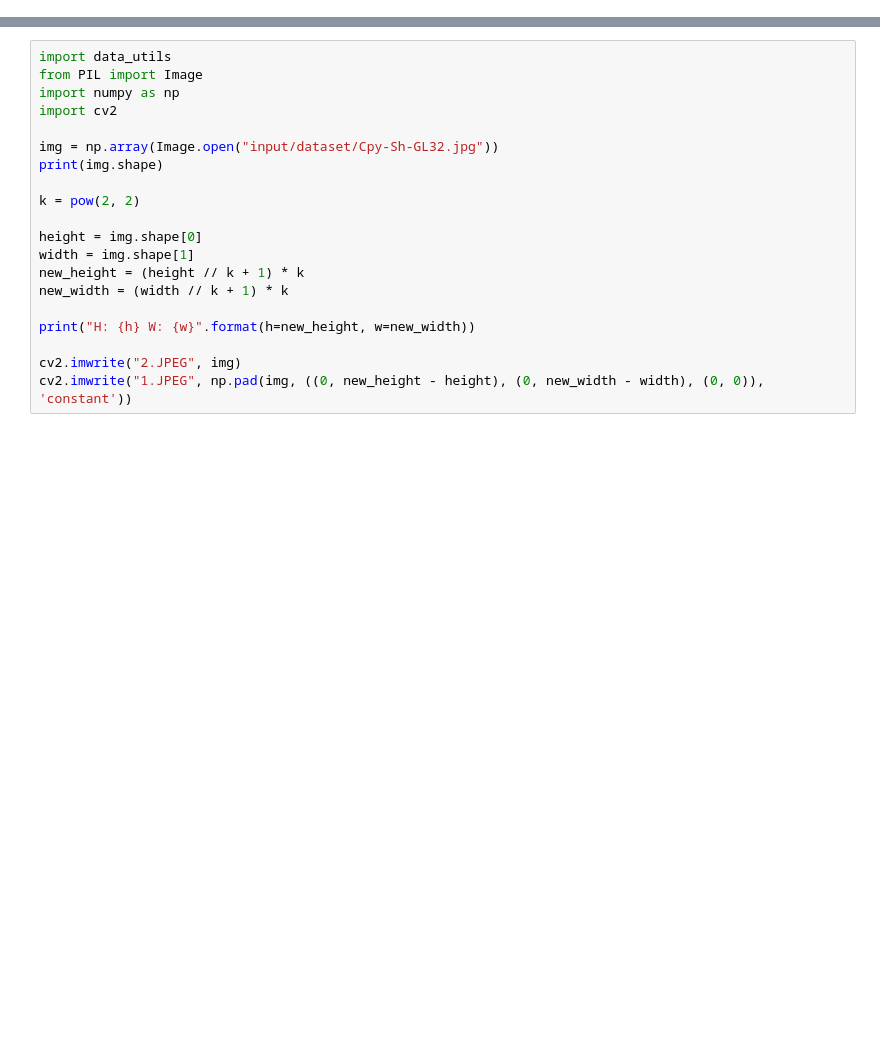
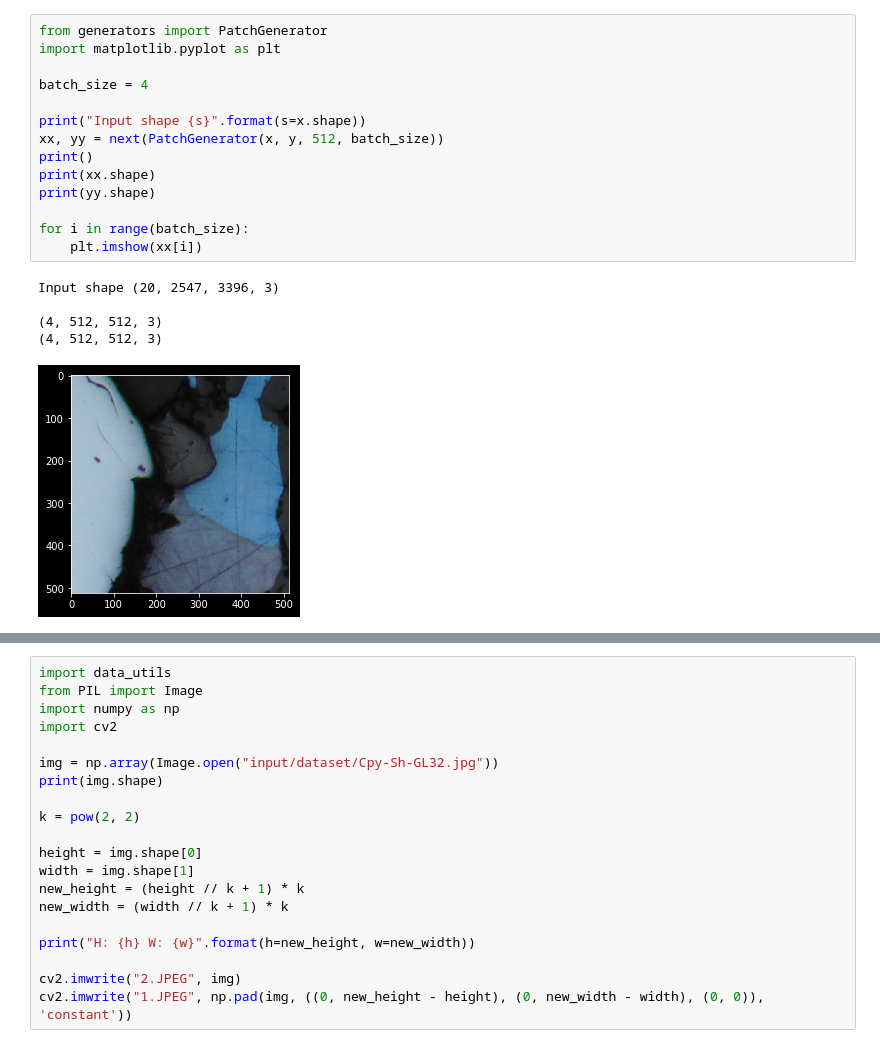
Before and after one commit to kochkarev/Geology, a Jupyter notebook: train_example.ipynb, the cells around one changed output, grey strips where cells are left out. Drawn from its saved outputs; the diff is of its cells as text; blank space fills up the shorter version.

```diff
--- a/train_example.ipynb
+++ b/train_example.ipynb
@@ -1,2 +66,22 @@
+# %%
+from generators import PatchGenerator
+import matplotlib.pyplot as plt
+
+batch_size = 4
+
+print("Input shape {s}".format(s=x.shape))
+xx, yy = next(PatchGenerator(x, y, 512, batch_size))
+print()
+print(xx.shape)
+print(yy.shape)
+
+for i in range(batch_size):
+    plt.imshow(xx[i])
+# %% [output]
+Input shape (20, 2547, 3396, 3)
+
+(4, 512, 512, 3)
+(4, 512, 512, 3)
+[figure, added]
 # %%
 from data_utils import resize_imgs_masks, make_patches
```
Also changed, not shown: parts of 4 cells of this notebook, 2 other files.
